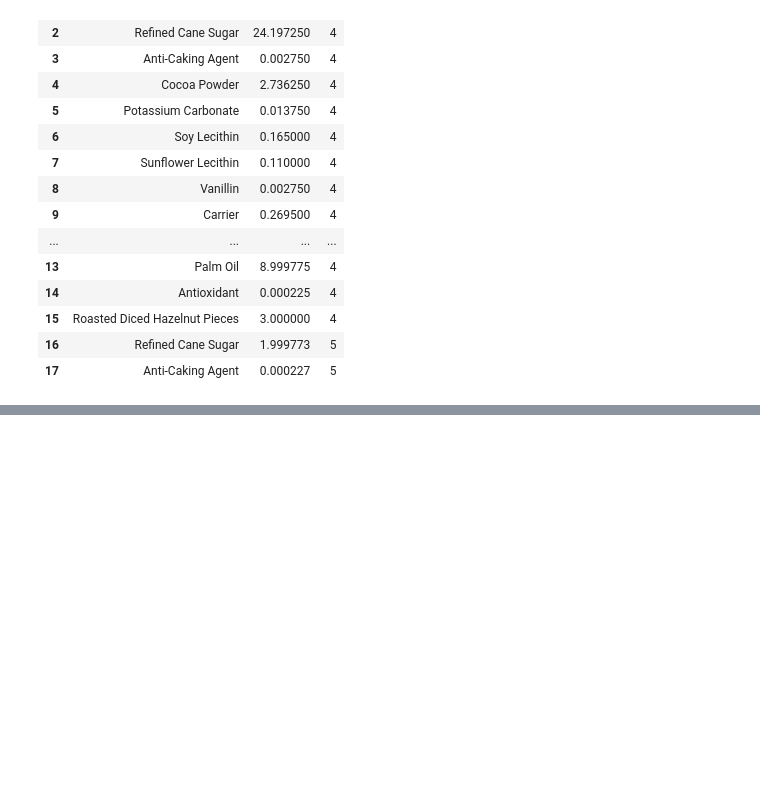
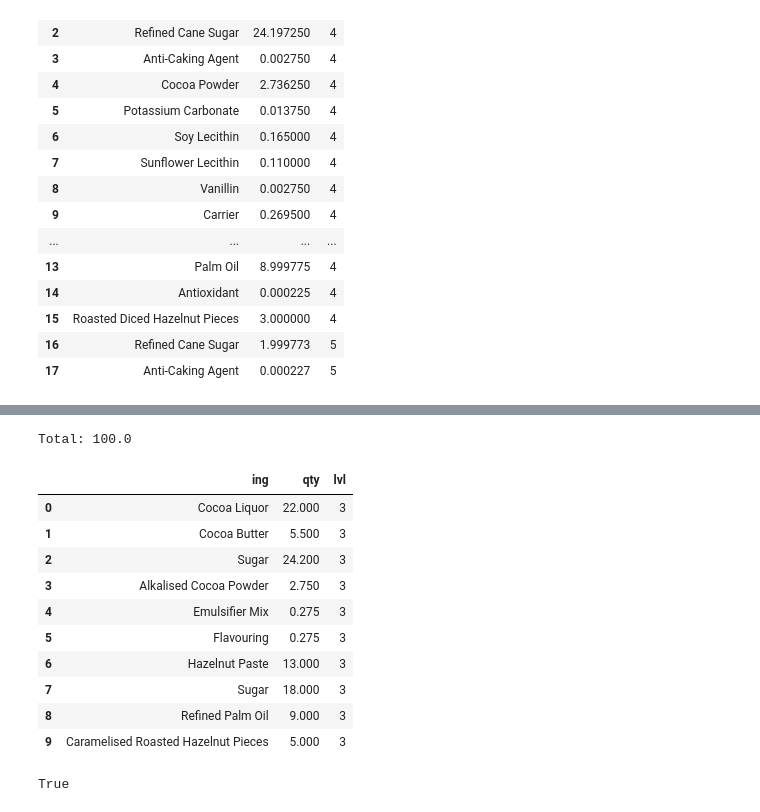
Before and after one commit to jeandsantos/recipe_recursion, a Jupyter notebook: recipe_recursion.ipynb, the cells around one changed output, grey strips where cells are left out. Drawn from its saved outputs; the diff is of its cells as text; code cells hidden in the pictures; blank space fills up the shorter version.

Commit message:
added function to traverse recipe with max_level

```diff
--- a/recipe_recursion.ipynb
+++ b/recipe_recursion.ipynb
@@ -258,0 +262,67 @@ Total: 100.0
+# %%
+def default_dict():
+    return {"ing": [], "qty": [], "lvl": []}
+
+rec_dict = defaultdict(default_dict)
+
+recipe = rec.recipe
+
+def traverse_recipe(df, default_dict, params = params, start_idx = 0, start_level = 1, max_level = 3):
+
+    smallest_level = start_level
+
+    for idx in range(start_idx, df.index.max()+1):
+
+        current_level = df.loc[idx, "Level"]
+
+        if (idx == df.index.max()) and (current_level <= max_level):
+            # print(f"{idx} | level {current_level} | last row of dataframe: capturing data")
+            copy_to_dict(idx, df = df, default_dict = default_dict, level = start_level, params = params)
+        elif (idx == df.index.max()) and (current_level > max_level):
+            # print(f"{idx} | level {current_level} | last row of dataframe: skipping data")
+            continue # * CHECK may need to replace with "break" instead
+        else:
+            next_level = df.loc[(idx+1), "Level"]
+
+            # if current_level == smallest_level:
+            #     continue
+            if ~(next_level <= current_level) and ~(current_level > max_level) and (next_level > max_level):
+                copy_to_dict(idx, df = df, default_dict = default_dict, level = start_level, params = params)
+            elif (next_level <= current_level) and ~(current_level > max_level) and ~(next_level > max_level):
+                copy_to_dict(idx, df = df, default_dict = default_dict, level = start_level, params = params)
+            else:
+                continue
+            # elif (next_level <= current_level) and (current_level > max_level) and (next_level > max_level):
+            #     continue
+            # elif ~(next_level <= current_level) and (current_level > max_level) and (next_level > max_level):
+            #     continue
+            # elif ~(next_level <= current_level) and ~(current_level > max_level) and ~(next_level > max_level):
+            #     continue
+            # elif (next_level <= current_level) and (current_level > max_level) and ~(next_level > max_level):
+            #     continue
+            # elif (next_level <= current_level) and (current_level > max_level) and ~(next_level > max_level):
+            #     continue
+
+    return default_dict
+
+res_dict = traverse_recipe(recipe, rec_dict, params, max_level=3)
+res = pd.DataFrame(res_dict[1])
+print(f"Total: {res['qty'].sum()}")
+res
+# %% [output]
+Total: 100.0
+|  | ing | qty | lvl |
+| 0 | Cocoa Liquor | 22.000 | 3 |
+| 1 | Cocoa Butter | 5.500 | 3 |
+| 2 | Sugar | 24.200 | 3 |
+| 3 | Alkalised Cocoa Powder | 2.750 | 3 |
+| 4 | Emulsifier Mix | 0.275 | 3 |
+| 5 | Flavouring | 0.275 | 3 |
+| 6 | Hazelnut Paste | 13.000 | 3 |
+| 7 | Sugar | 18.000 | 3 |
+| 8 | Refined Palm Oil | 9.000 | 3 |
+| 9 | Caramelised Roasted Hazelnut Pieces | 5.000 | 3 |
+# %%
+~(next_level > current_level) and ~(current_level <= 3)
+# %% [output]
+True
```
Also changed, not shown: parts of 1 cell of this notebook.
